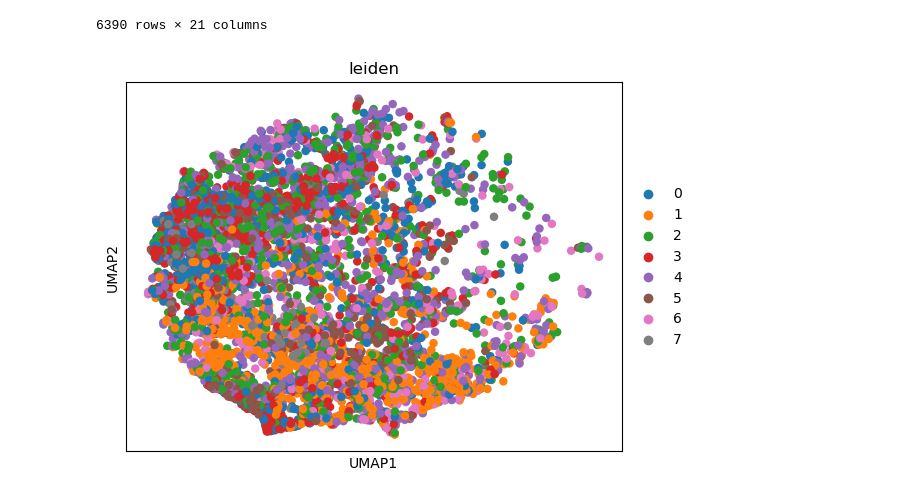
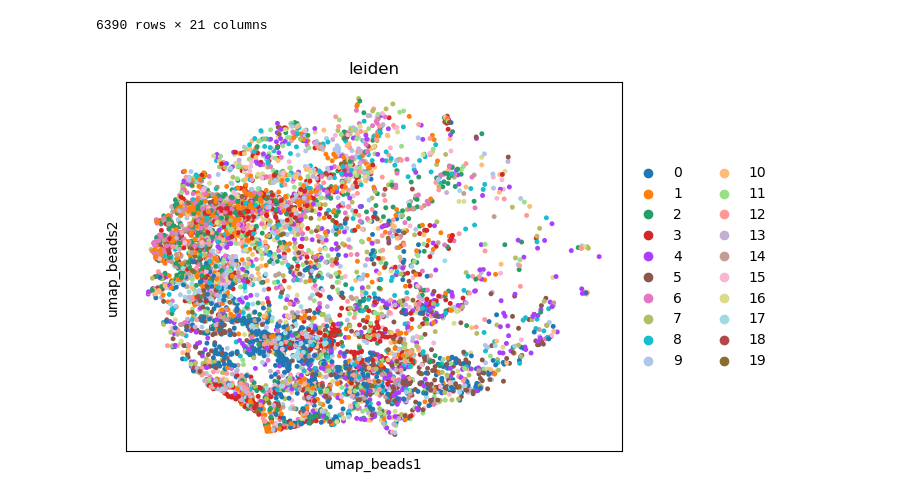
Before and after one commit to aqgy2749/IRI-seq, a Jupyter notebook: IRIS/my-second-pipeline_old.ipynb, the cells around one changed output. Drawn from its saved outputs; the diff is of its cells as text; code cells hidden in the pictures.

```diff
--- a/IRIS/my-second-pipeline_old.ipynb
+++ b/IRIS/my-second-pipeline_old.ipynb
@@ -868,11 +871,11 @@ adata.X.shape
 # %%
-adata.layers['raw']=adata.X.copy()
+adata.raw=adata.X.copy()
 adata.var_names = adata.var["Gene_name"].astype(str)
 sc.pp.normalize_total(adata, target_sum=1e4)
 sc.pp.log1p(adata)
 sc.pp.highly_variable_genes(
     adata,
-    n_top_genes=10000,
+    n_top_genes=2000,
     flavor="seurat"
 )
 adata = adata[:, adata.var.highly_variable]
@@ -882,6 +885,6 @@ sc.pp.scale(adata, max_value=10)
 sc.pl.pca_variance_ratio(adata, log=True)
 sc.pp.neighbors(adata, n_neighbors=20, n_pcs=30)
 sc.tl.umap(adata, min_dist=0, spread=3)
-sc.tl.leiden(adata, resolution = 1)
+sc.tl.leiden(adata, resolution = 1.7)
 sc.pl.umap(adata, color=['leiden'])
 # %% [output]
@@ -962,8 +964,8 @@ merged
 6390 rows × 21 columns
 # %%
 adata.obs = merged.copy()
-adata.obsm['X_umap'] = adata.obs[['spatial_UMAP1',"spatial_UMAP2"]].values
+adata.obsm['X_umap_beads'] = adata.obs[['spatial_UMAP1',"spatial_UMAP2"]].values
 # %%
-sc.pl.umap(adata, color=['leiden'], vmax=10000, s =150)
+sc.pl.embedding(adata, basis="umap_beads", color=["leiden"], s=50)
 # %% [output]
-[figure, old version]
+[figure, new version]
```
Also changed, not shown: parts of 11 cells of this notebook, 22 other files.
